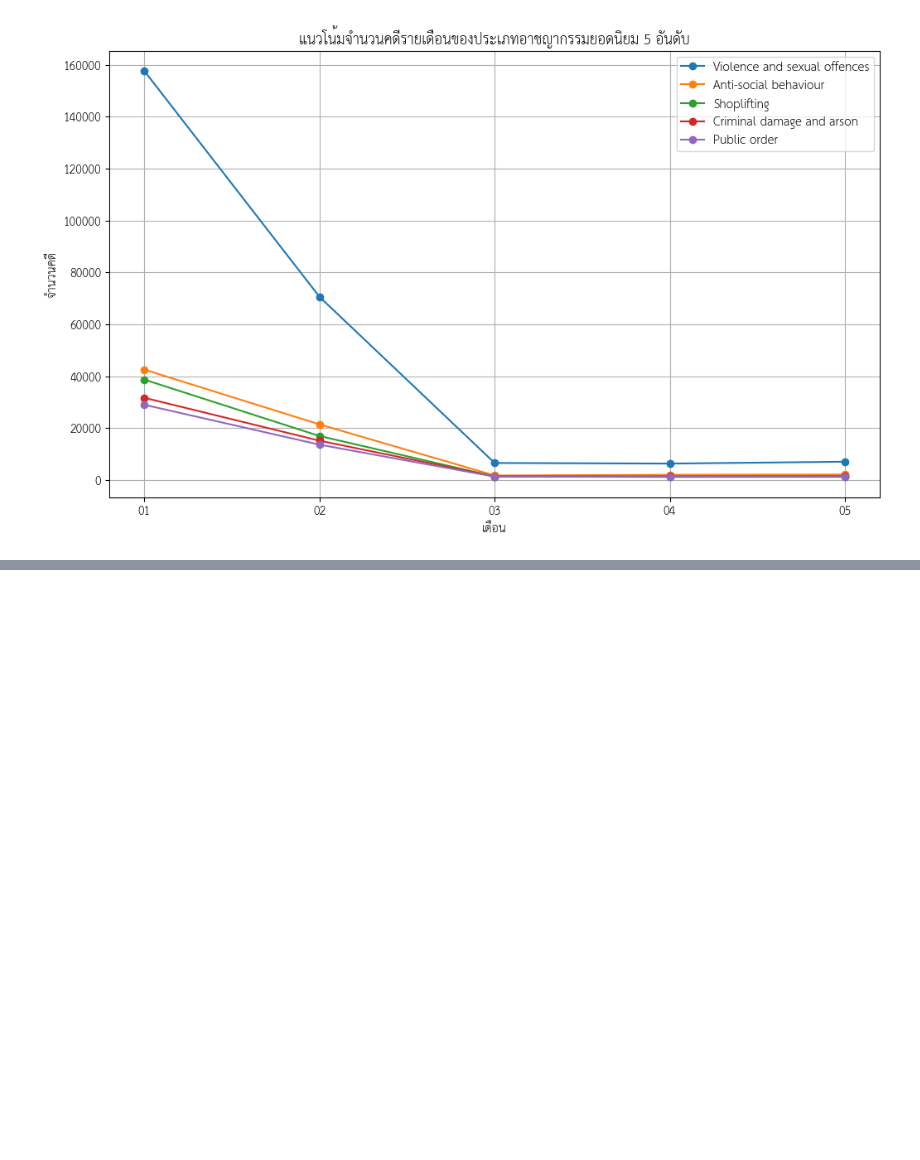
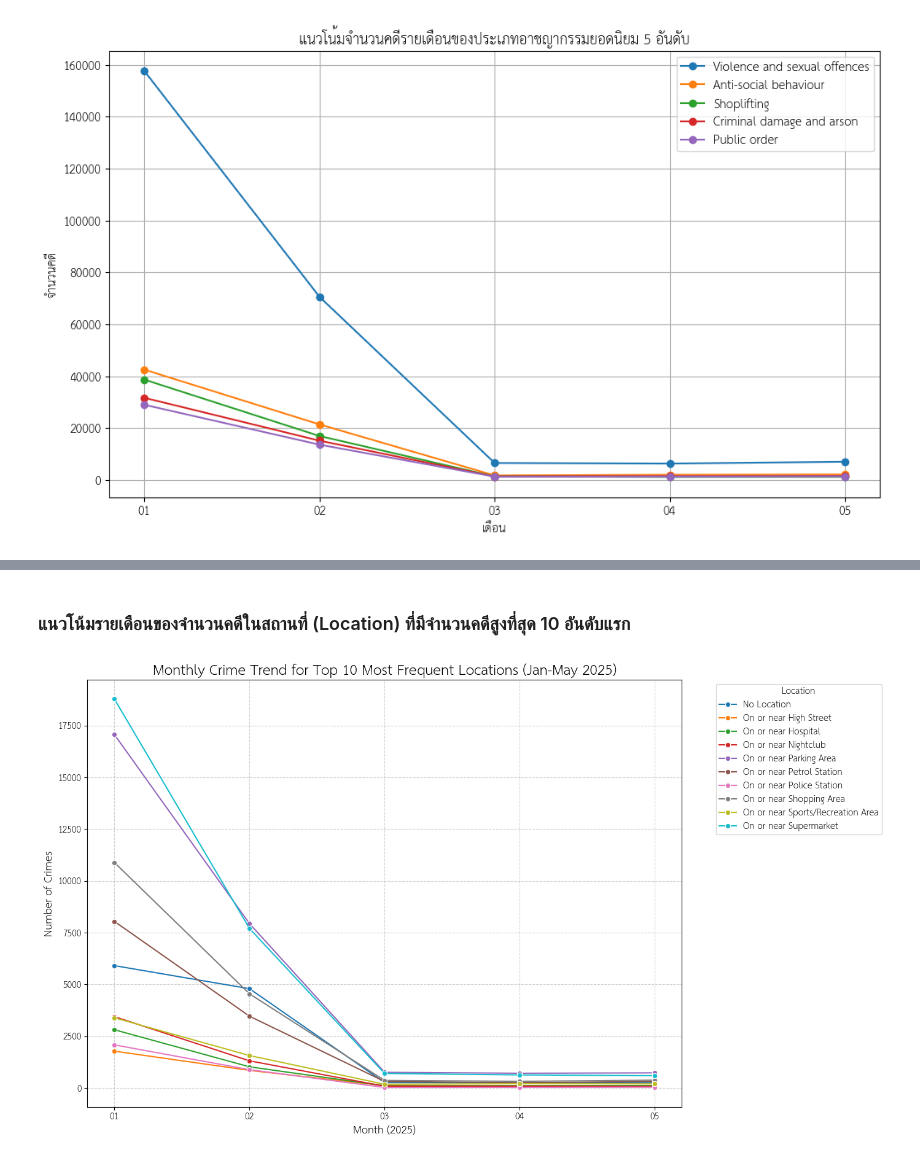
Before and after one commit to jangInw007/JENZY_Project, a Jupyter notebook: JENZY(nky)_is_perfect_project_Basicpro.ipynb, the cells around one changed output, grey strips where cells are left out. Cells and saved outputs as stored; diff of their text form; code cells hidden in the pictures; blank space fills up the shorter version.

Commit message:
คิดคำถามเพิ่มสำหรับทำ Dashboard ของ street

```diff
--- a/JENZY(nky)_is_perfect_project_Basicpro.ipynb
+++ b/JENZY(nky)_is_perfect_project_Basicpro.ipynb
@@ -1429,0 +1726,39 @@ plt.show()
+# %% [markdown]
+### แนวโน้มรายเดือนของจำนวนคดีในสถานที่ (Location) ที่มีจำนวนคดีสูงที่สุด 10 อันดับแรก
+# %%
+import matplotlib.pyplot as plt
+import seaborn as sns
+
+# Make sure 'location_counts' is available from previous steps
+# If not, uncomment and run the code to create it:
+# location_counts = combined_street_2025_all_months['Location'].value_counts()
+
+# Get the top 10 locations by total crime count
+top_10_locations = location_counts.nlargest(10).index.tolist()
+
+# Filter the original DataFrame for these top 10 locations
+top_10_location_data = combined_street_2025_all_months[combined_street_2025_all_months['Location'].isin(top_10_locations)]
+
+# Group by Location and Month and count occurrences
+top_10_location_monthly_counts = top_10_location_data.groupby(['Location', 'Month']).size().reset_index(name='Crime_Count')
+
+# Ensure 'Month' is treated as ordered categorical for correct plotting
+top_10_location_monthly_counts['Month'] = pd.Categorical(
+    top_10_location_monthly_counts['Month'],
+    categories=sorted(top_10_location_monthly_counts['Month'].unique()),
+    ordered=True
+)
+
+# Plotting the monthly trends for the top 10 locations
+plt.figure(figsize=(14, 8))
+sns.lineplot(x='Month', y='Crime_Count', hue='Location', data=top_10_location_monthly_counts, marker='o')
+
+plt.title("Monthly Crime Trend for Top 10 Most Frequent Locations (Jan-May 2025)", fontsize=16)
+plt.xlabel("Month (2025)", fontsize=12)
+plt.ylabel("Number of Crimes", fontsize=12)
+plt.legend(title="Location", bbox_to_anchor=(1.05, 1), loc='upper left')
+plt.grid(True, linestyle='--', alpha=0.6)
+plt.tight_layout()
+plt.show()
+# %% [output]
+[figure, added]
```
Also changed, not shown: parts of 32 cells of this notebook.
